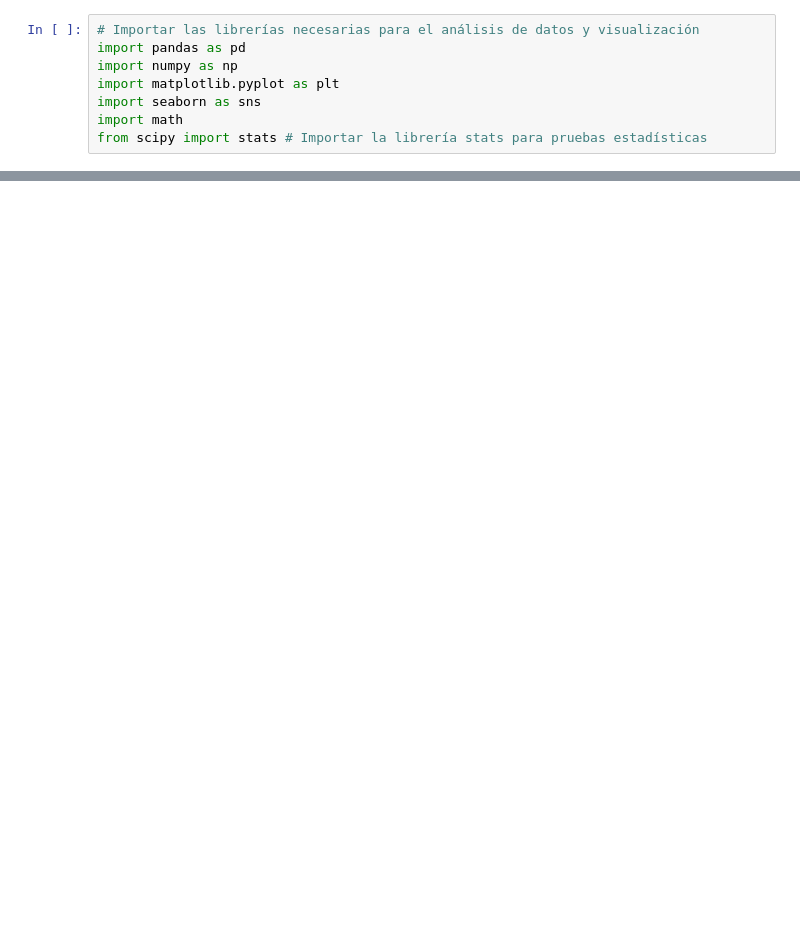
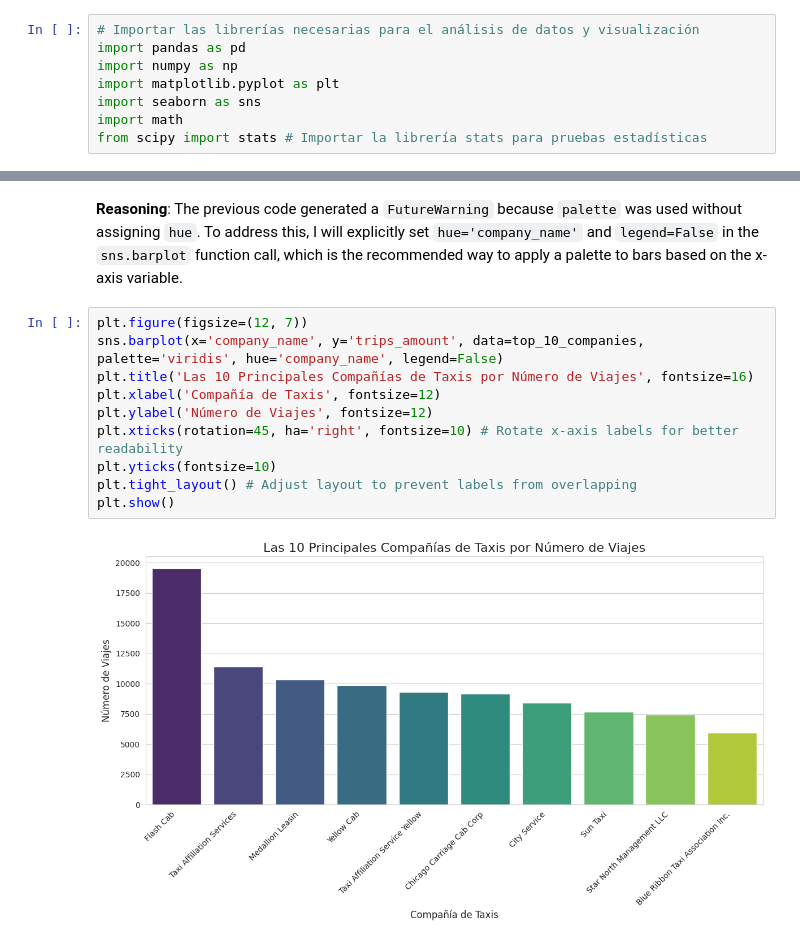
Before and after one commit to Davichobacter/data_science_tt, a Jupyter notebook: Sprint_8/notebook.ipynb, the cells around one changed output, grey strips where cells are left out. Saved outputs shown, nothing was run; the diff lists cells and outputs as text; blank space fills up the shorter version.

```diff
--- a/Sprint_8/notebook.ipynb
+++ b/Sprint_8/notebook.ipynb
@@ -164,0 +204,15 @@ Passing `palette` without assigning `hue` is deprecated and will be removed in v
+# %% [markdown]
+**Reasoning**:
+The previous code generated a `FutureWarning` because `palette` was used without assigning `hue`. To address this, I will explicitly set `hue='company_name'` and `legend=False` in the `sns.barplot` function call, which is the recommended way to apply a palette to bars based on the x-axis variable.
+# %%
+plt.figure(figsize=(12, 7))
+sns.barplot(x='company_name', y='trips_amount', data=top_10_companies, palette='viridis', hue='company_name', legend=False)
+plt.title('Las 10 Principales Compañías de Taxis por Número de Viajes', fontsize=16)
+plt.xlabel('Compañía de Taxis', fontsize=12)
+plt.ylabel('Número de Viajes', fontsize=12)
+plt.xticks(rotation=45, ha='right', fontsize=10) # Rotate x-axis labels for better readability
+plt.yticks(fontsize=10)
+plt.tight_layout() # Adjust layout to prevent labels from overlapping
+plt.show()
+# %% [output]
+[figure, added]
```
Also changed, not shown: parts of 48 cells of this notebook.
